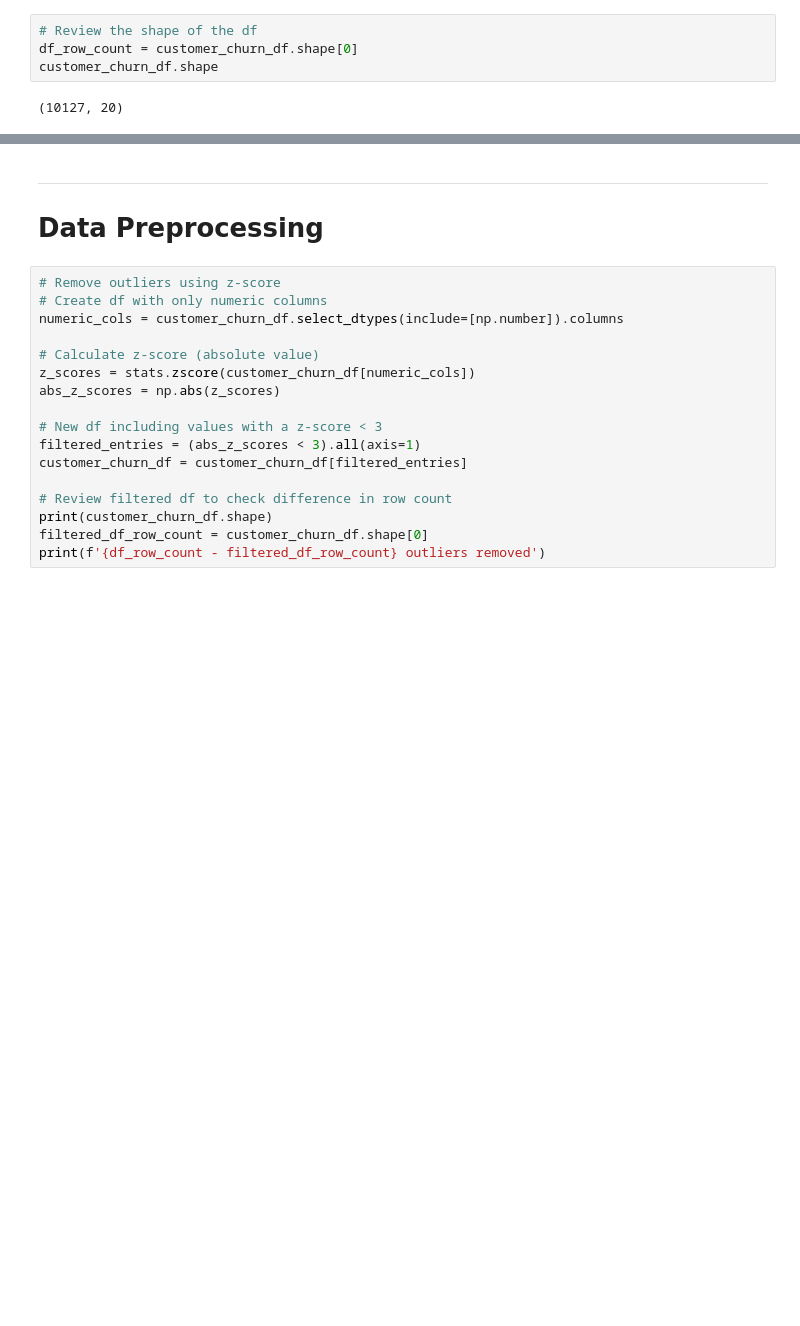
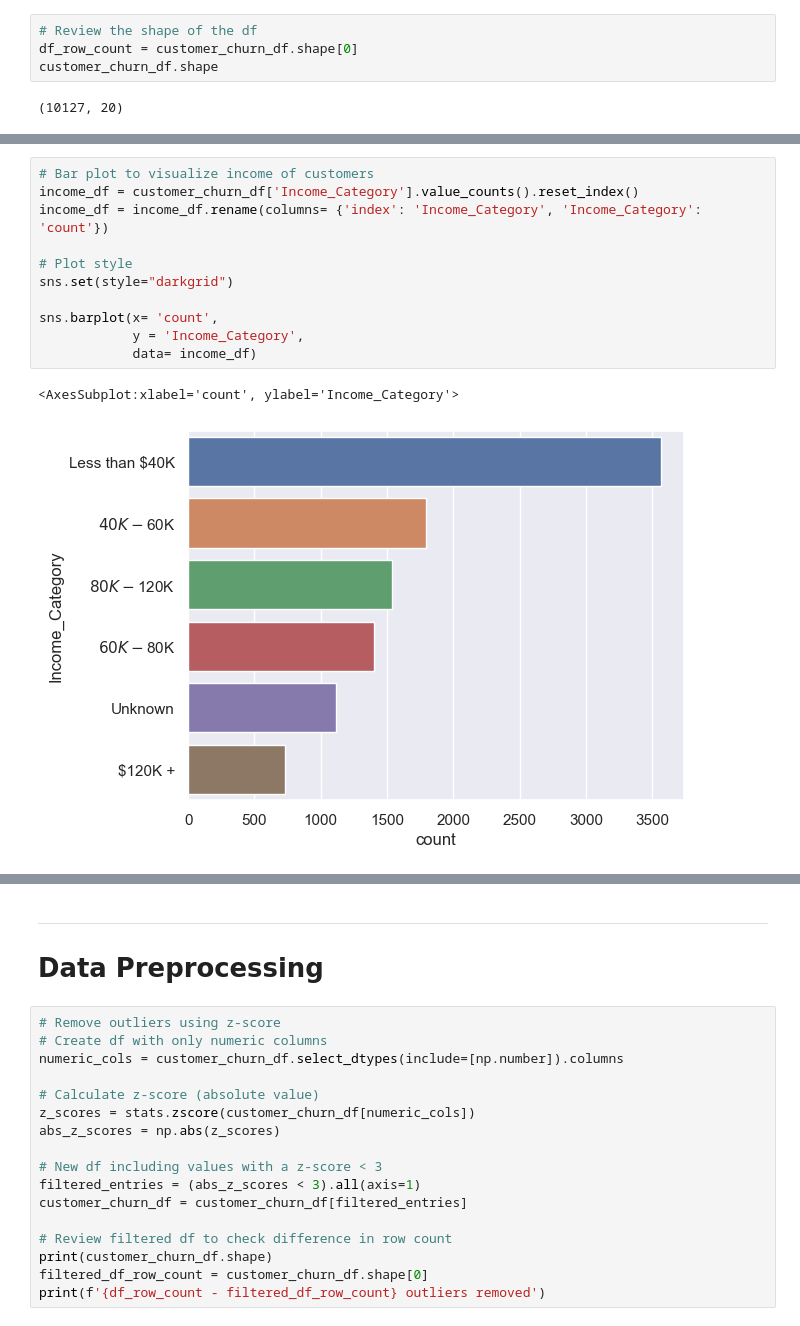
Before and after one commit to hdkronke/cc-customer-attrition-project, a Jupyter notebook: Group_1_Project_4.ipynb, the cells around one changed output, grey strips where cells are left out. Cells and saved outputs as stored; diff of their text form; blank space fills up the shorter version.

```diff
--- a/Group_1_Project_4.ipynb
+++ b/Group_1_Project_4.ipynb
@@ -109,3 +150,17 @@ Name: Attrition_Flag, dtype: int64
+# %%
+# Bar plot to visualize income of customers
+income_df = customer_churn_df['Income_Category'].value_counts().reset_index()
+income_df = income_df.rename(columns= {'index': 'Income_Category', 'Income_Category': 'count'})
+
+# Plot style
+sns.set(style="darkgrid")
+
+sns.barplot(x= 'count',
+            y = 'Income_Category',
+            data= income_df)
+# %% [output]
+<AxesSubplot:xlabel='count', ylabel='Income_Category'>
+[figure, added]
 # %%
 # Plot histograms of numeric columns
 fig = customer_churn_df.hist(bins=50, figsize=(20,15))
```
Also changed, not shown: parts of 32 cells of this notebook.
